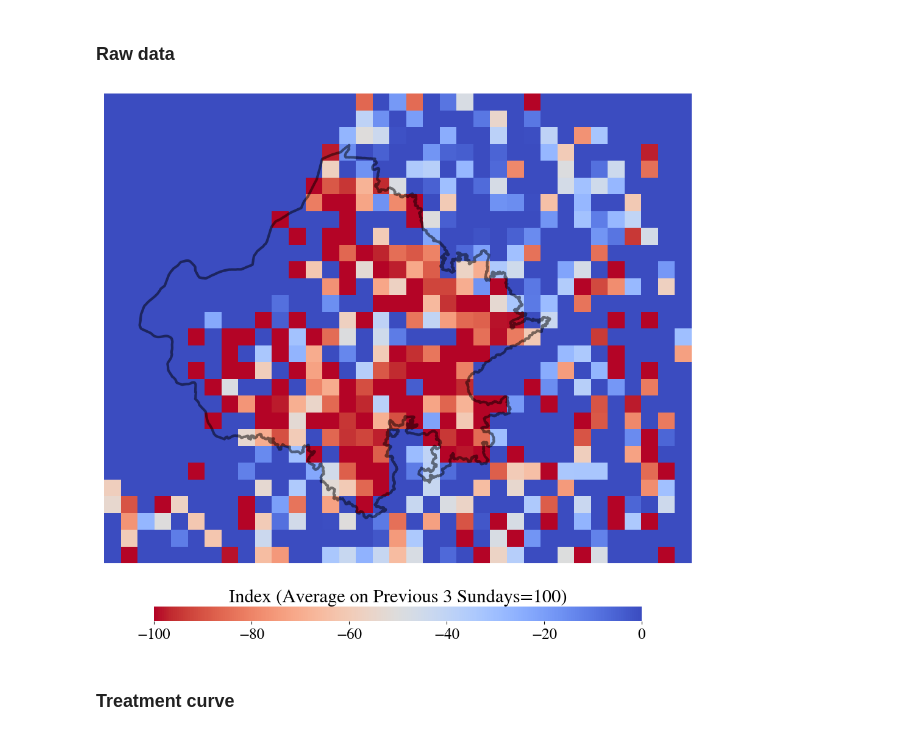
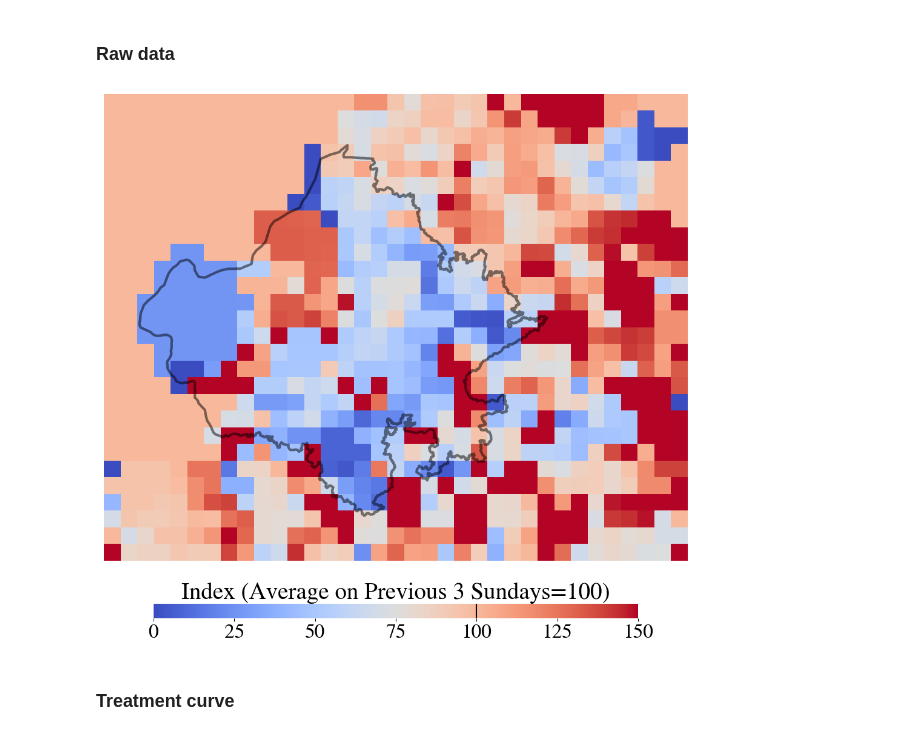
Before and after one commit to Davidvandijcke/fdr, a Jupyter notebook: src/analysis/india_fdd.ipynb, the cells around one changed output. Cells and saved outputs as stored; diff of their text form; code cells hidden in the pictures.

```diff
--- a/src/analysis/india_fdd.ipynb
+++ b/src/analysis/india_fdd.ipynb
@@ -403,0 +350,13 @@ Y[Y>qtile] = qtile
+# %%
+fn_merged = os.path.join(data_out, 'india', 'rajasatan_cheating_shops_merged_40K_devices_agg.csv')
+gdf = pd.read_csv(fn_merged)
+# gdf = gdf.to_crs('epsg:3857')
+
+gdf['shops_ratio'] = gdf['shops_ratio'] * 100
+# gdf['shops_ratio'] = np.where(gdf['count_before'] == 0, 100, gdf['count_norm'])
+print(gdf.head())
+Y = np.array(gdf['shops_ratio'])
+X = np.stack([np.array(gdf.y), np.array(gdf.x)]).T
+
+qtile = 150 # np.quantile(Y, 0.85)
+Y[Y>qtile] = qtile
@@ -404,2 +384,4 @@ Y[Y>qtile] = qtile
+# %%
+gdf = gpd.GeoDataFrame(gdf, geometry=gpd.points_from_xy(gdf.x, gdf.y))
 # %%
 # get SURE parameters
@@ -470,12 +550,18 @@ u.max()
 ### Raw data
 # %%
 from matplotlib.cm import ScalarMappable
+
+crs = "epsg:3857"
+
+# create geodataframe from data
+temp = gpd.GeoDataFrame(gdf, geometry=gpd.points_from_xy(gdf.x, gdf.y))
+temp['geometry'] = temp.buffer(20000, cap_style = 3)
 
 # Load the shapefile data
 states_gdf = gpd.read_file(os.path.join(data_in, 'india', 'india_states_shapefile'))
 
 # Convert the CRS of the states GeoDataFrame to match the CRS of the Rajasthan GeoDataFrame
-states_gdf = states_gdf.to_crs(gdf.crs)
+states_gdf = states_gdf.to_crs(crs)
 
 
 # Extract the geometry for Rajasthan
@@ -490,43 +576,41 @@ ylim = (rajasthan_extent[1], rajasthan_extent[3])
 fig, ax = plt.subplots(1, 1, figsize=(10, 8))
 
 # Plot the data
-vmax = 200
-im = gdf.plot(column="pings_share_norm", cmap='coolwarm_r', vmax=0, vmin=-100, ax=ax)
+vmax = 150
+im = temp.plot(column="shops_ratio", cmap='coolwarm', vmax=vmax, ax=ax)
 
 # Plot the Rajasthan border
 rajasthan_geometry.boundary.plot(color='k', linewidth=3, ax=ax, alpha=0.5)
 
 
 
-# Create a mappable for colorbar using ScalarMappable
-norm = plt.Normalize(vmin=-100, vmax=0)
-sm = ScalarMappable(norm=norm, cmap='coolwarm_r')
-sm.set_array([]) # Need to set_data with an empty array
-
+sm = ScalarMappable(cmap='coolwarm', norm=plt.Normalize(vmin=0, vmax=vmax))
+sm.set_array([])  # Need to set_data with an empty array
 
 # Position and add the colorbar
 cbar_ax = fig.add_axes([0.1, -0.1, 0.8, 0.03])  # [left, bottom, width, height]
-cbar_ax.set_title(r"Index (Average on Previous 3 Sundays=100)", fontsize=22, loc = "center")
+cbar_ax.set_title(r"Index (Average on Previous 3 Sundays=100)", fontsize=28, loc="center")
 cbar = fig.colorbar(sm, cax=cbar_ax, orientation='horizontal')
+# cbar.set_ylim(0, vmax)
 cbar.ax.axvline(100, color='k')  # Add vertical line at 100
-cbar.ax.tick_params(labelsize=18)
+cbar.ax.tick_params(labelsize=24)
 cbar.outline.set_visible(False)
 
 
 # Remove padding and axis
 ax.set_axis_off()
 ax.set_rasterized(True)
 ax.margins(0)
 ax.axis("equal")
 
 
 # Set the plot limits to match the defined zoom area
 plt.tight_layout()
 
 
 plt.savefig("india_econ_gridy.pdf", bbox_inches="tight")
 # %% [output]
-[figure, old version]
+[figure, new version]
 # %% [markdown]
 ### Treatment curve
 # %%
```
Also changed, not shown: parts of 38 cells of this notebook, 4 other files.
